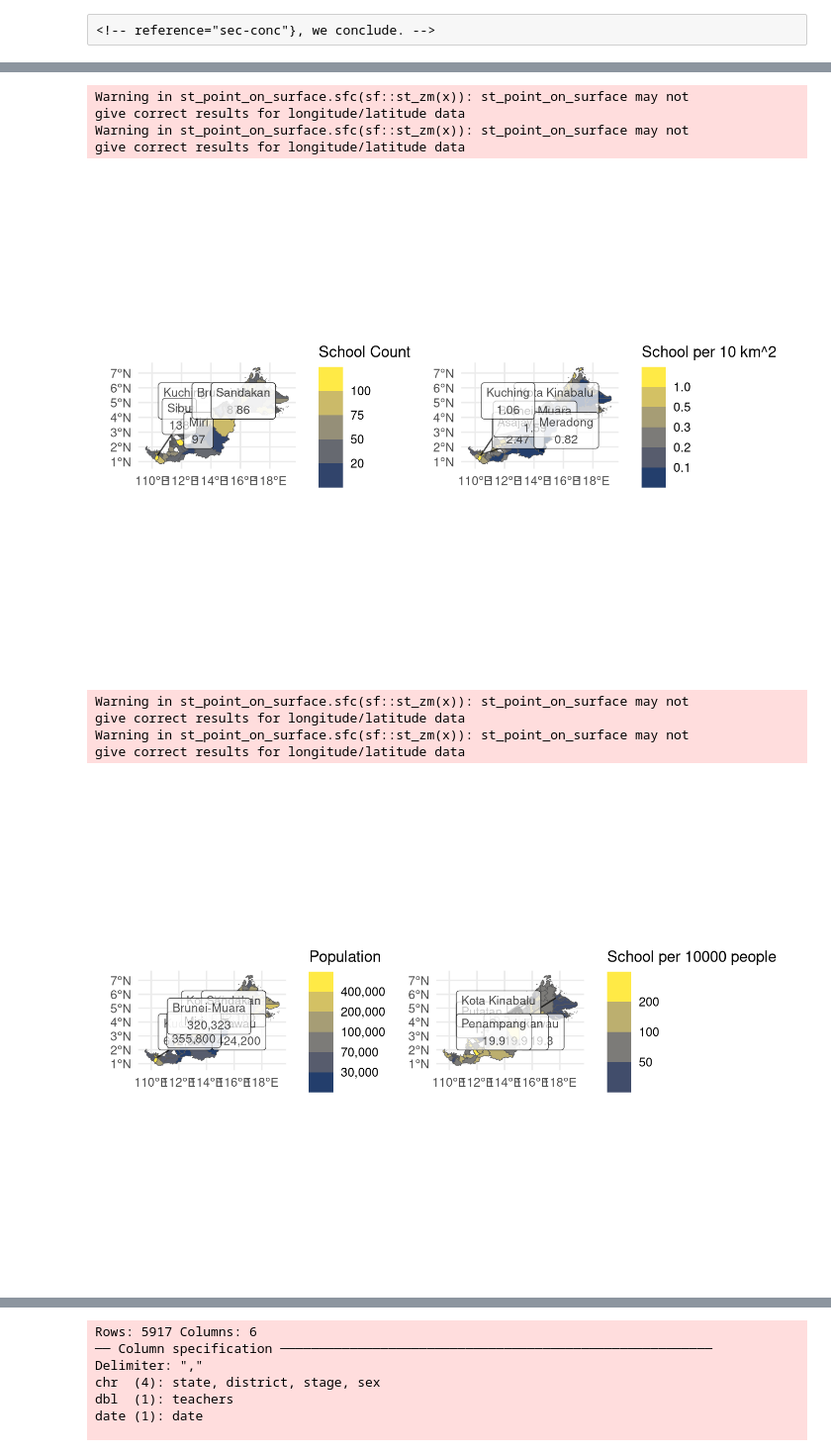
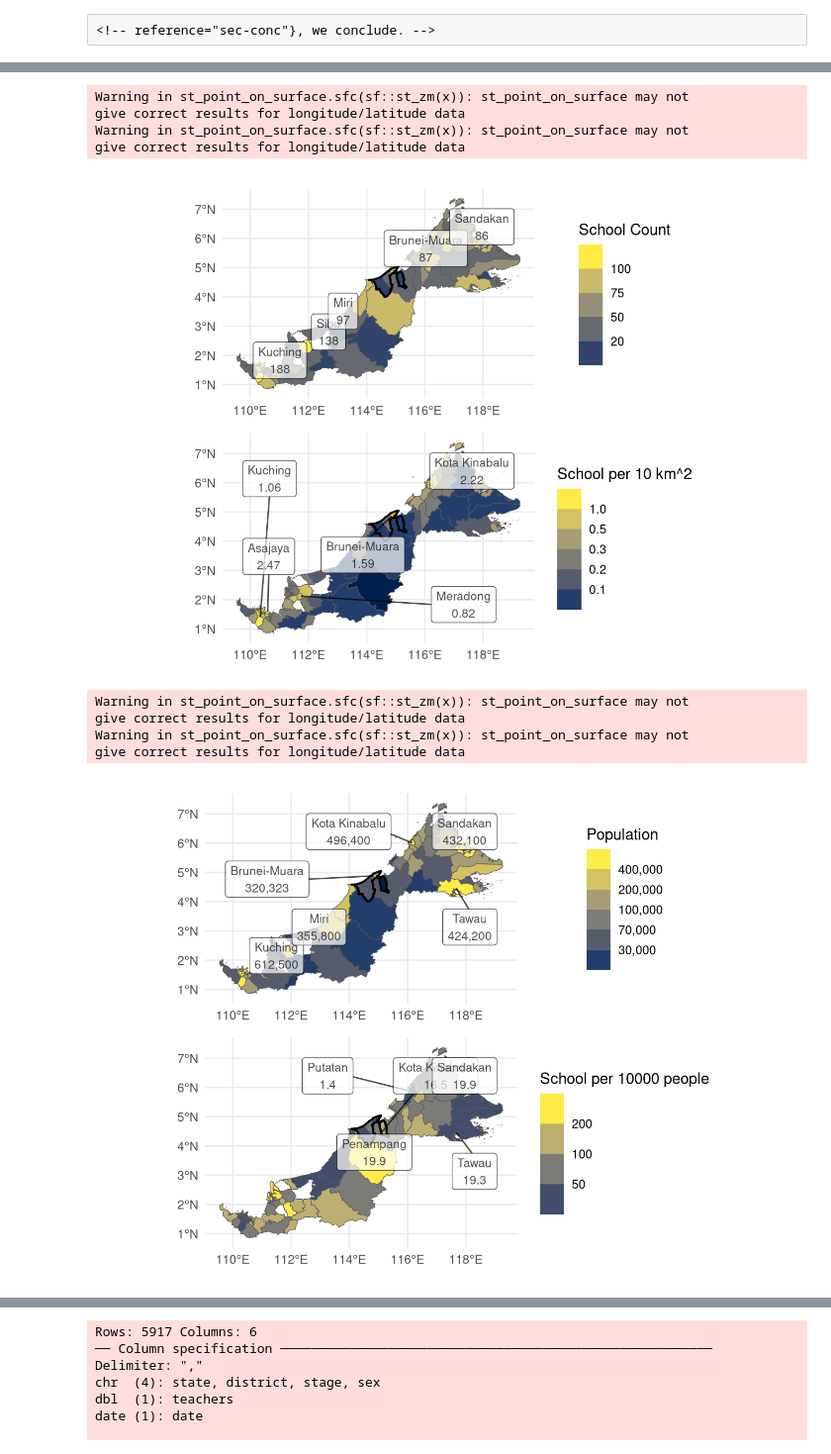
Before and after one commit to alvinbjl/school-disparity-areal-model, a Jupyter notebook: docs/index.embed.ipynb, the cells around one changed output, grey strips where cells are left out. Shown at 99% size. Drawn from its saved outputs; the diff is of its cells as text; code cells hidden in the pictures.

```diff
--- a/docs/index.embed.ipynb
+++ b/docs/index.embed.ipynb
@@ -191,33 +207,33 @@ m4 <- ggplot() +
   ggrepel::geom_label_repel(
     data = label_sf,
     aes(label = label, geometry = geometry),
     stat = "sf_coordinates",
     inherit.aes = FALSE,
     box.padding = 1,
     size = 3,
     alpha = 0.7,
     force=5,
     max.overlaps = Inf
   ) +
   scale_fill_viridis_b(
     option = "E",
     name = "School per 10000 people",
     na.value = NA,
     breaks = c(0,50,100,200)        # Number of bins
   ) +
   labs(x = NULL, y = NULL) +
   theme_minimal()
 
 # 2x1 grid
-(m1 | m3)
+m1 / m3
 # %% [output]
 Warning in st_point_on_surface.sfc(sf::st_zm(x)): st_point_on_surface may not
 give correct results for longitude/latitude data
 Warning in st_point_on_surface.sfc(sf::st_zm(x)): st_point_on_surface may not
 give correct results for longitude/latitude data
-[figure, old version]
+[figure, new version]
 Warning in st_point_on_surface.sfc(sf::st_zm(x)): st_point_on_surface may not
 give correct results for longitude/latitude data
 Warning in st_point_on_surface.sfc(sf::st_zm(x)): st_point_on_surface may not
 give correct results for longitude/latitude data
-[figure, old version]
+[figure, new version]
```
Also changed, not shown: parts of 16 cells of this notebook, 33 other files.
